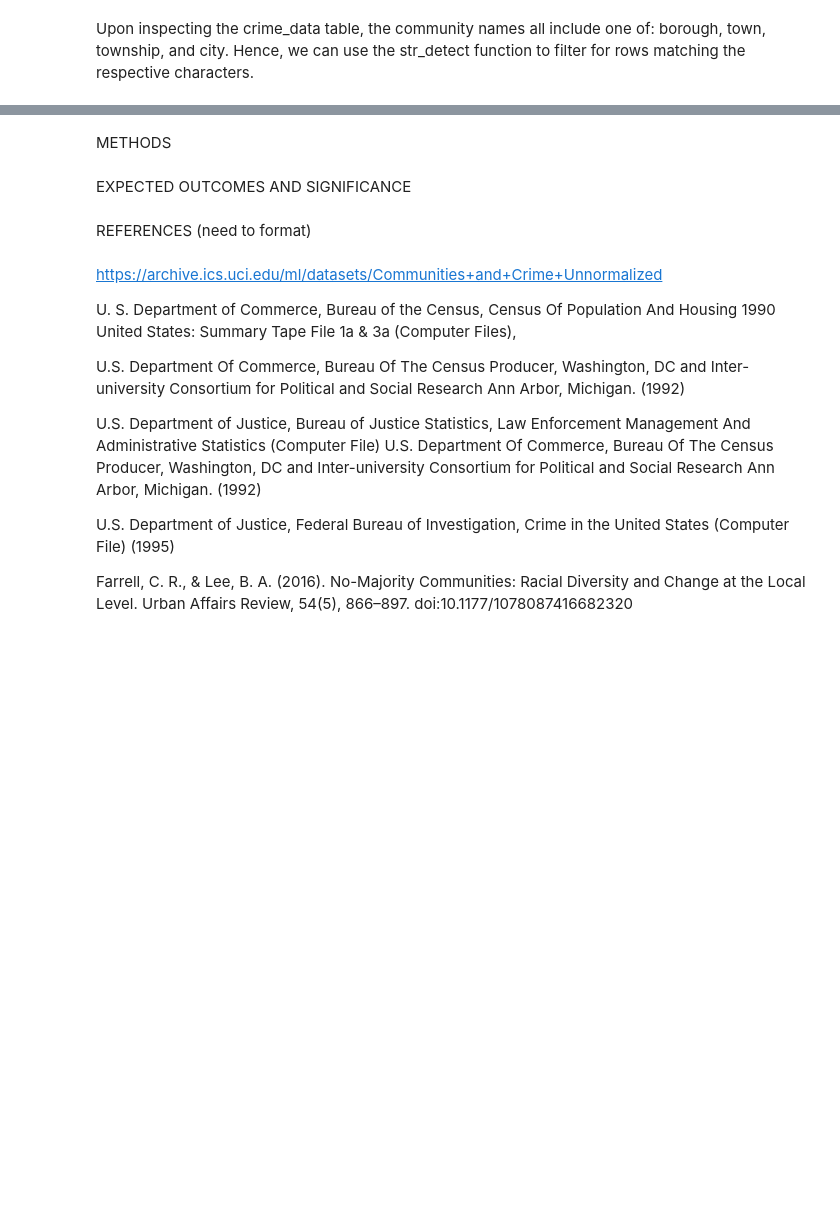
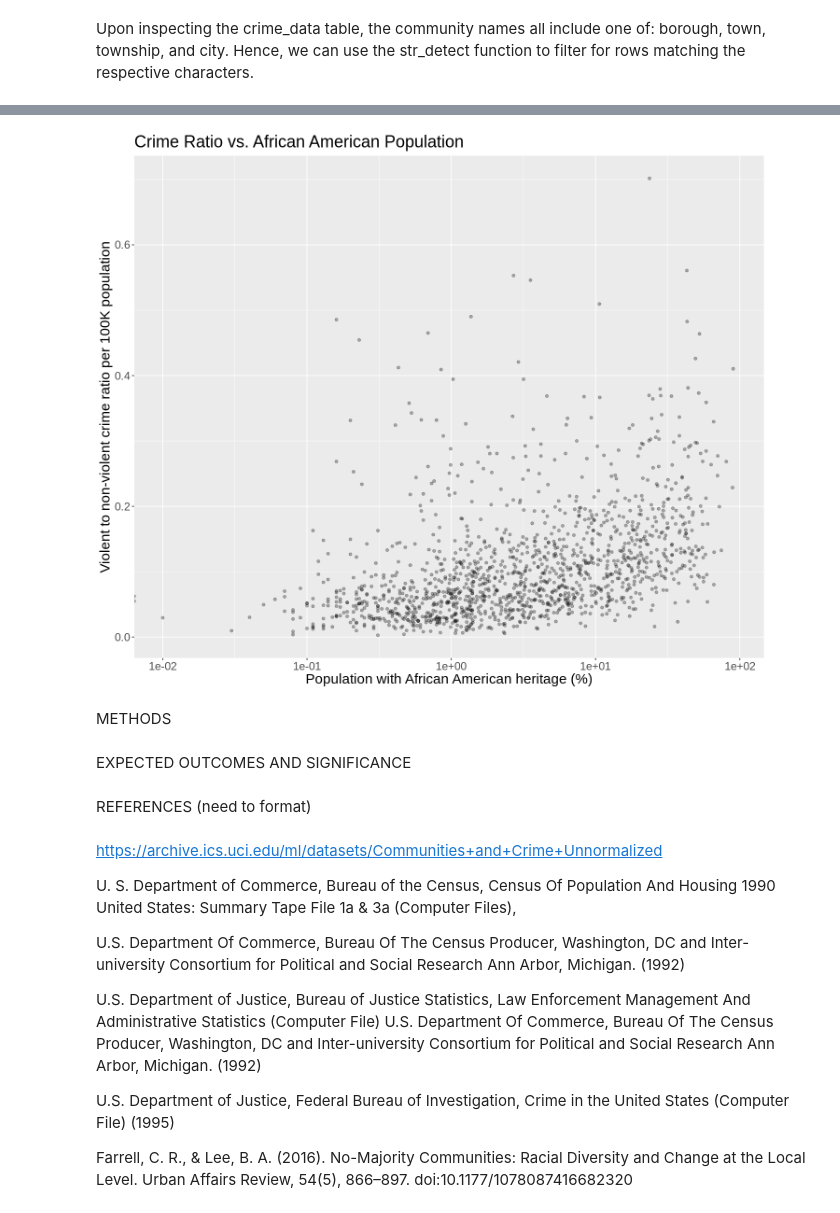
Before and after one commit to JeffreyJPZ/DSCI-100-Group_55-Project, a Jupyter notebook: Project.ipynb, the cells around one changed output, grey strips where cells are left out. Drawn from its saved outputs; the diff is of its cells as text; code cells hidden in the pictures; blank space fills up the shorter version.

Commit message:
Added summary visualization

```diff
--- a/Project.ipynb
+++ b/Project.ipynb
@@ -446,0 +449,11 @@ A tibble: 1 × 5
+# %%
+options(repr.plot.width = 12, repr.plot.height = 10)
+crime_plot_black <- crime_training |>
+                    ggplot(aes(x = racepctblack, y = crime_ratio)) +
+                    geom_point(alpha = 0.3) +
+                    labs(x = "Population with African American heritage (%)", y = "Violent to non-violent crime ratio per 100K population", title = "Crime Ratio vs. African American Population") +
+                    theme(text = element_text(size = 18)) +
+                    scale_x_log10()
+
+crime_plot_black
+# %% [output]
@@ -447,3 +464,4 @@ A tibble: 1 × 5
+[figure, added]
 # %% [markdown]
 METHODS
 # %% [markdown]
```
Also changed, not shown: parts of 7 cells of this notebook.
